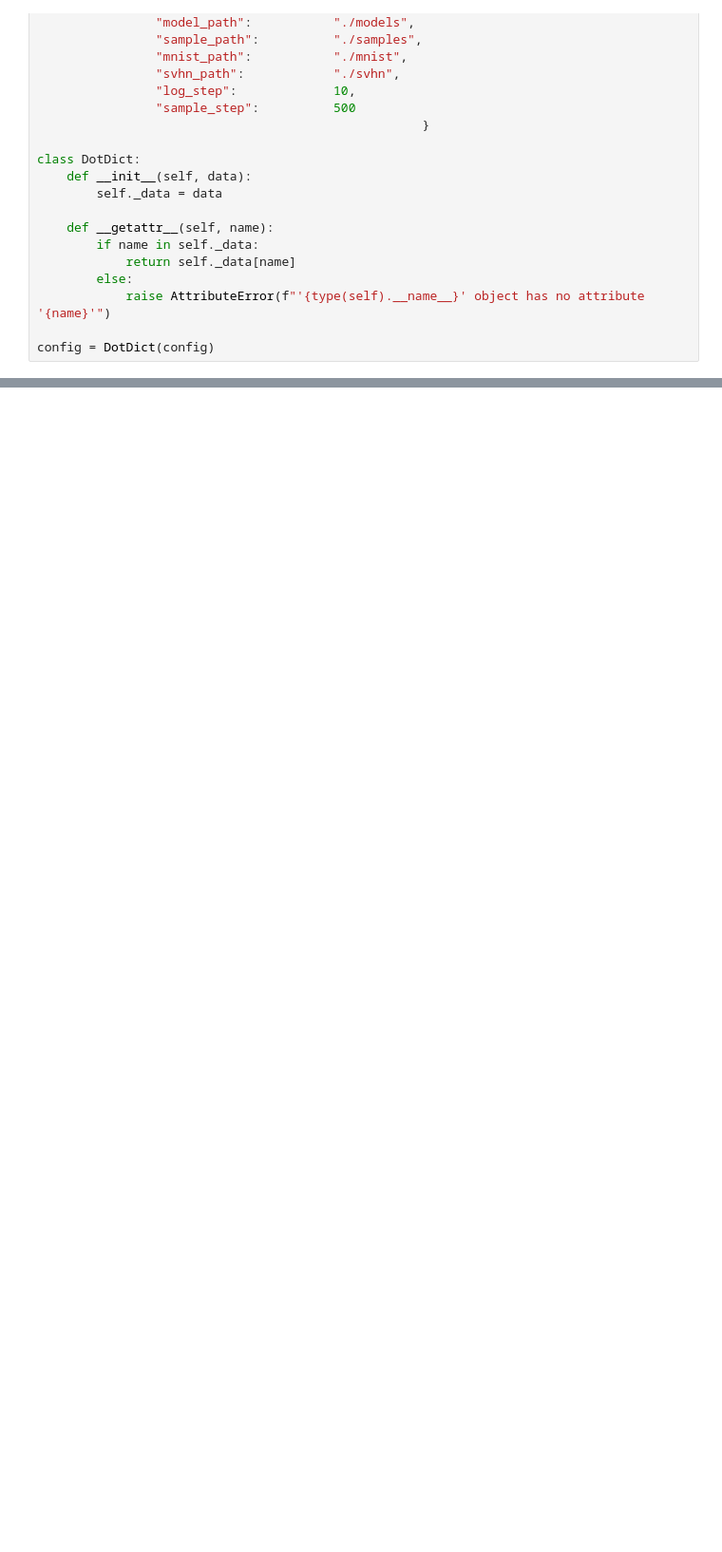
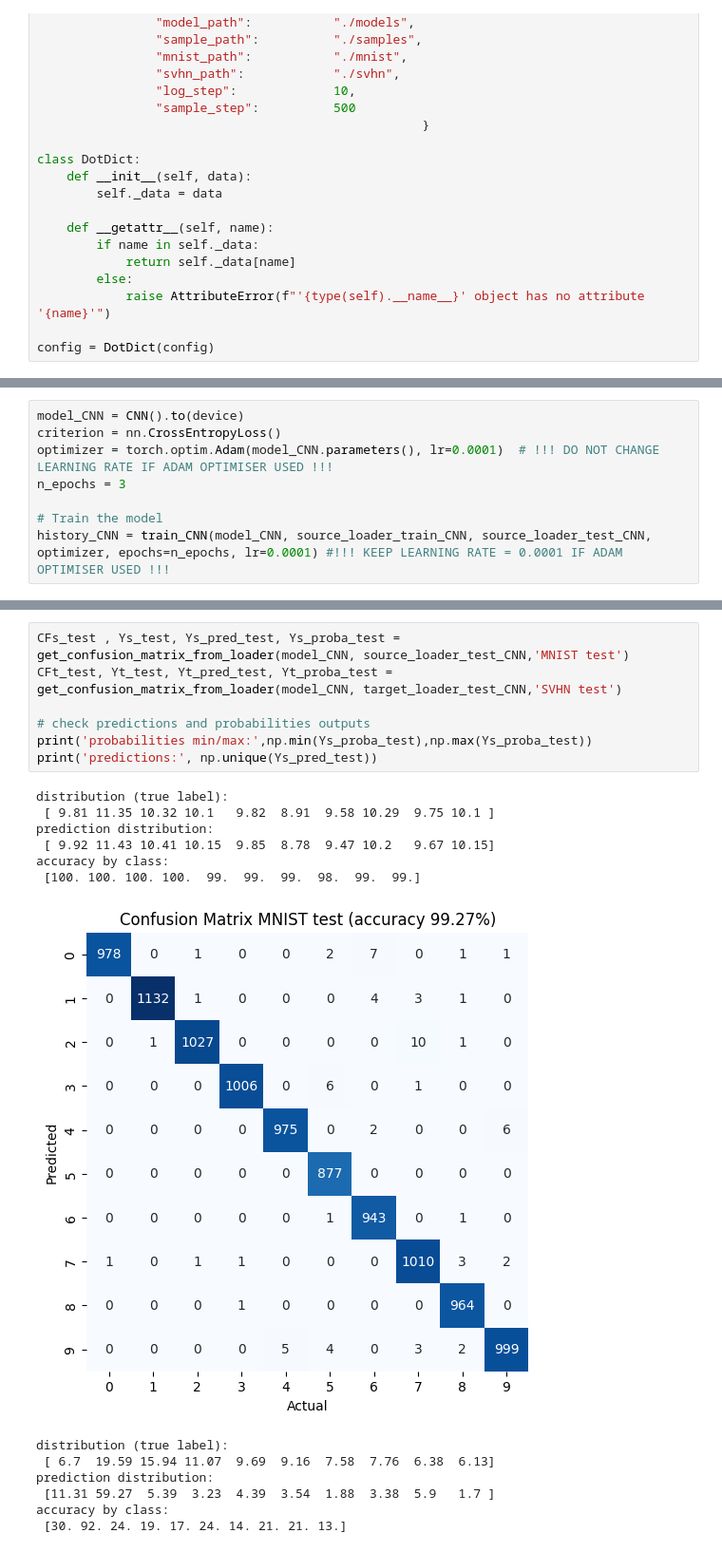
Before and after one commit to anaele-paris/domain_adaptation_MNIST_SVHN, a Jupyter notebook: GAN.ipynb, the cells around one changed output, grey strips where cells are left out. Shown at 95% size. Drawn from its saved outputs; the diff is of its cells as text; blank space fills up the shorter version.

```diff
--- a/GAN.ipynb
+++ b/GAN.ipynb
@@ -426,0 +866,8 @@ AttributeError: 'dict' object has no attribute 'use_reconst_loss'
+# %%
+model_CNN = CNN().to(device)
+criterion = nn.CrossEntropyLoss()
+optimizer = torch.optim.Adam(model_CNN.parameters(), lr=0.0001)  # !!! DO NOT CHANGE LEARNING RATE IF ADAM OPTIMISER USED !!!
+n_epochs = 3
+
+# Train the model
+history_CNN = train_CNN(model_CNN, source_loader_train_CNN, source_loader_test_CNN,  optimizer, epochs=n_epochs, lr=0.0001) #!!! KEEP LEARNING RATE = 0.0001 IF ADAM OPTIMISER USED !!!
@@ -426,0 +891,21 @@ AttributeError: 'dict' object has no attribute 'use_reconst_loss'
+# %%
+CFs_test , Ys_test, Ys_pred_test, Ys_proba_test = get_confusion_matrix_from_loader(model_CNN, source_loader_test_CNN,'MNIST test')
+CFt_test, Yt_test, Yt_pred_test, Yt_proba_test = get_confusion_matrix_from_loader(model_CNN, target_loader_test_CNN,'SVHN test')
+
+# check predictions and probabilities outputs
+print('probabilities min/max:',np.min(Ys_proba_test),np.max(Ys_proba_test))
+print('predictions:', np.unique(Ys_pred_test))
+# %% [output]
+distribution (true label):
+ [ 9.81 11.35 10.32 10.1   9.82  8.91  9.58 10.29  9.75 10.1 ]
+prediction distribution:
+ [ 9.92 11.43 10.41 10.15  9.85  8.78  9.47 10.2   9.67 10.15]
+accuracy by class:
+ [100. 100. 100. 100.  99.  99.  99.  98.  99.  99.]
+[figure, added]
+distribution (true label):
+ [ 6.7  19.59 15.94 11.07  9.69  9.16  7.58  7.76  6.38  6.13]
+prediction distribution:
+ [11.31 59.27  5.39  3.23  4.39  3.54  1.88  3.38  5.9   1.7 ]
+accuracy by class:
+ [30. 92. 24. 19. 17. 24. 14. 21. 21. 13.]
```
Also changed, not shown: parts of 21 cells of this notebook, 3 other files.
